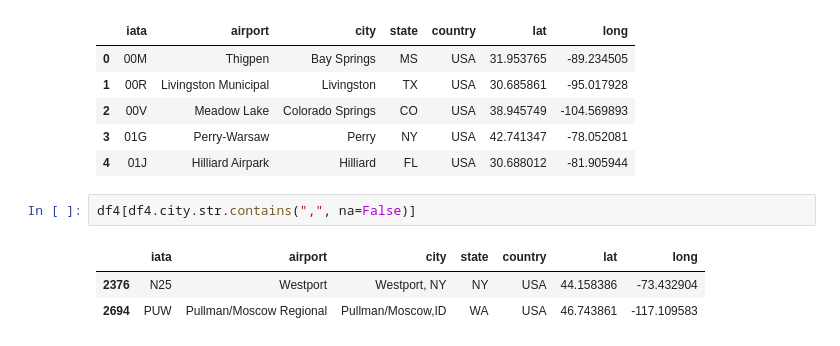
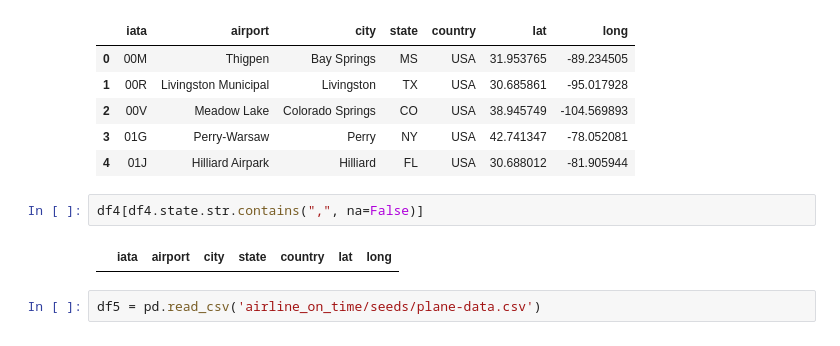
Before and after one commit to joshuaati/DE_airline_pipeline, a Jupyter notebook: main/test2.ipynb, the cells around one changed output. Cells and saved outputs as stored; diff of their text form.

```diff
--- a/main/test2.ipynb
+++ b/main/test2.ipynb
@@ -174,8 +174,8 @@ df4.head()
 | 3 | 01G | Perry-Warsaw | Perry | NY | USA | 42.741347 | -78.052081 |
 | 4 | 01J | Hilliard Airpark | Hilliard | FL | USA | 30.688012 | -81.905944 |
 # %%
-df4[df4.city.str.contains(",", na=False)]
+df4[df4.state.str.contains(",", na=False)]
 # %% [output]
 |  | iata | airport | city | state | country | lat | long |
-| 2376 | N25 | Westport | Westport, NY | NY | USA | 44.158386 | -73.432904 |
-| 2694 | PUW | Pullman/Moscow Regional | Pullman/Moscow,ID | WA | USA | 46.743861 | -117.109583 |
+# %%
+df5 = pd.read_csv('airline_on_time/seeds/plane-data.csv')
```
Also changed, not shown: parts of 2 cells of this notebook, 6 other files.
